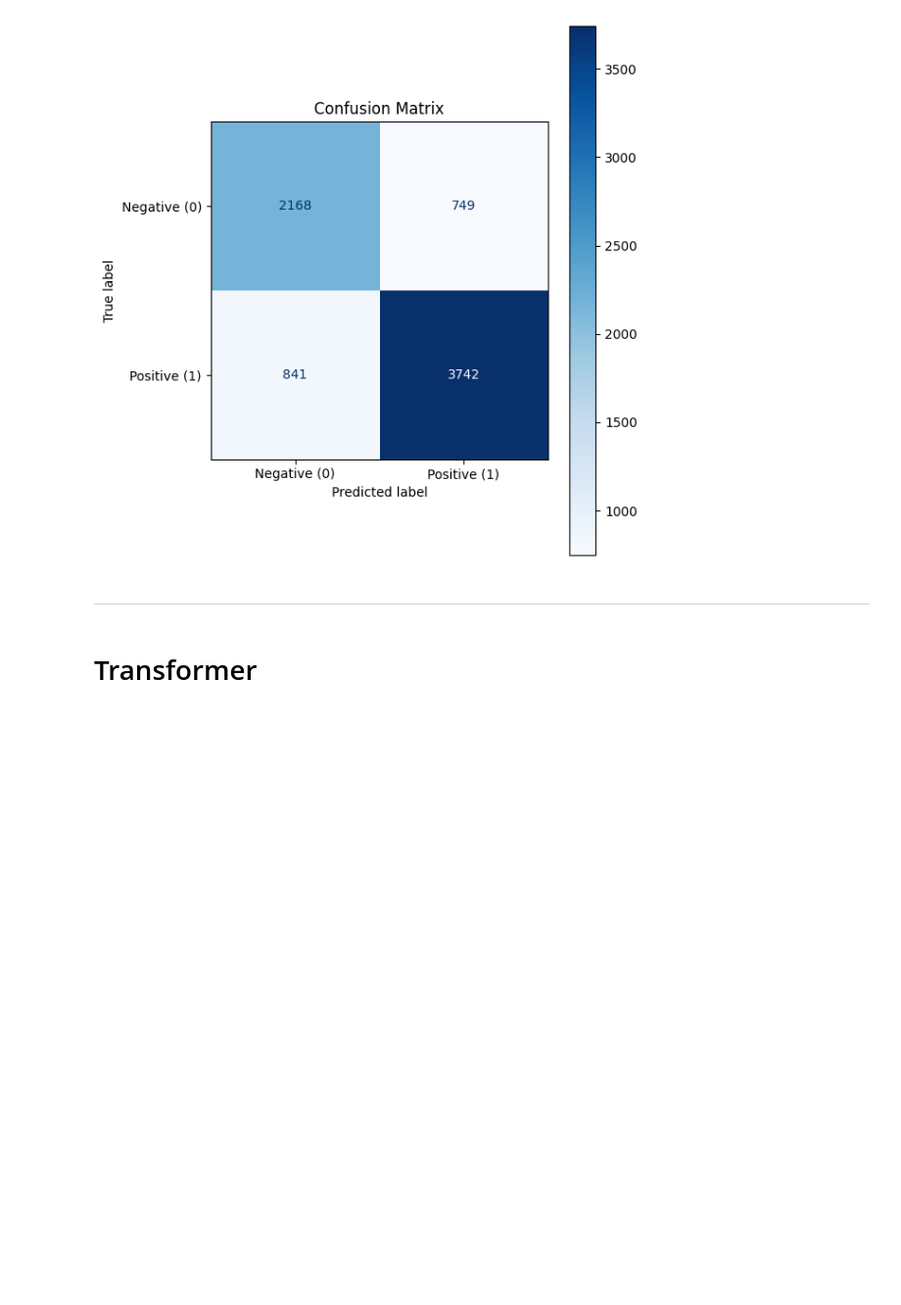
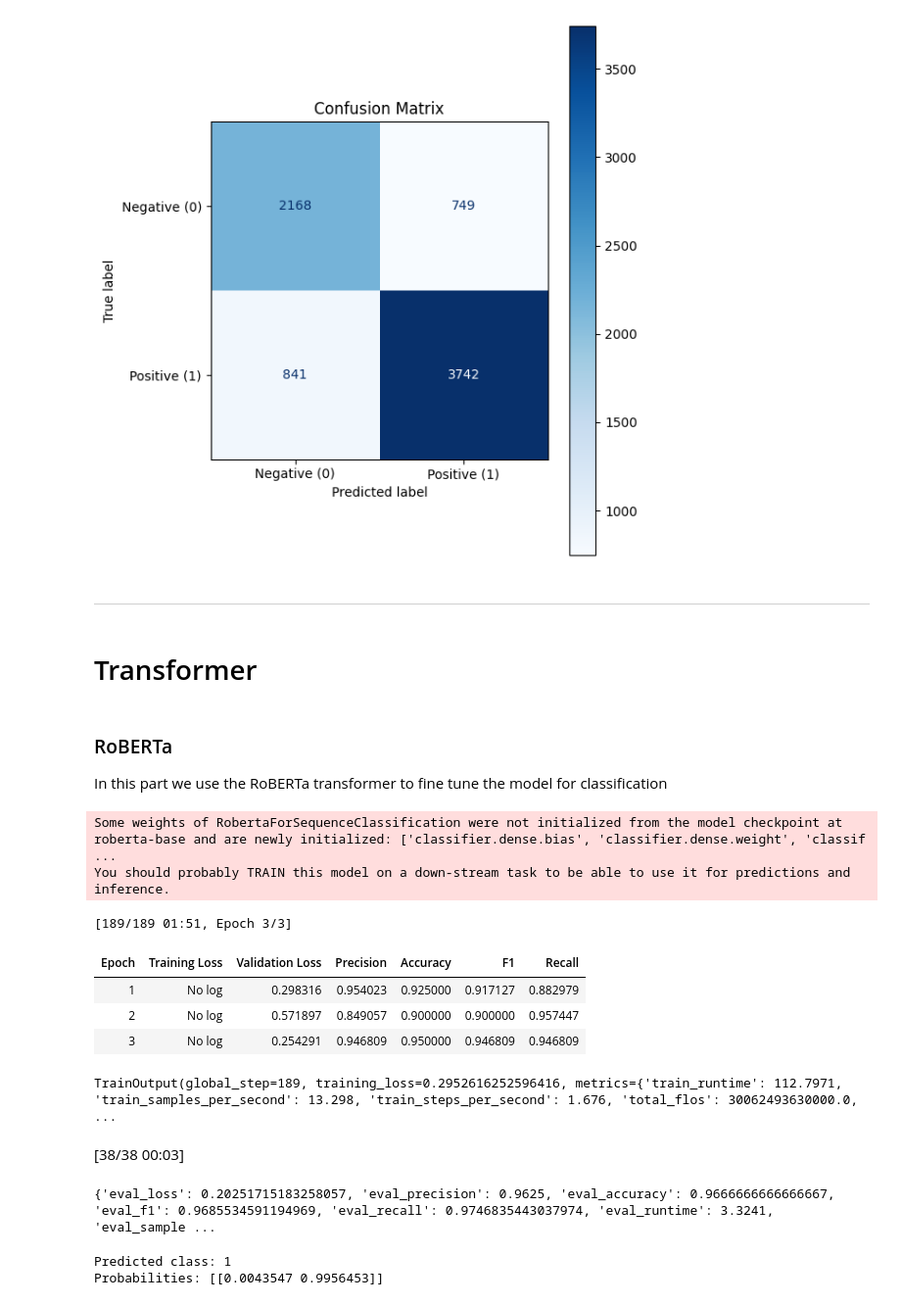
Before and after one commit to juliusatgit/AdvancedDeepLearning, a Jupyter notebook: Lab_1/Practical_1.ipynb, the cells around one changed output. Shown: that part at 98% size. Cells and saved outputs as stored; diff of their text form; code cells hidden in the pictures; blank space fills up the shorter version.

Commit message:
added RoBERTa transformer

```diff
--- a/Lab_1/Practical_1.ipynb
+++ b/Lab_1/Practical_1.ipynb
@@ -697,3 +697,7 @@ F1-Score: 0.82
 ---
 # %% [markdown]
 # Transformer
+# %% [markdown]
+### RoBERTa
+
+In this part we use the RoBERTa transformer to fine tune the model for classification
@@ -699,0 +709,75 @@ F1-Score: 0.82
+# %%
+tokenizer = RobertaTokenizer.from_pretrained("roberta-base")
+
+def create_dataset(X_train, y_train, X_val, y_val, X_test, y_test):
+    train_dataset = Dataset.from_dict({"sentence": X_train, "labels": y_train})
+    val_dataset = Dataset.from_dict({"sentence": X_val, "labels": y_val})
+    test_dataset = Dataset.from_dict({"sentence": X_test, "labels": y_test})
+    return train_dataset.map(tokenize, batched=True), val_dataset.map(tokenize, batched=True), test_dataset.map(tokenize, batched=True)
+
+def tokenize(batch):
+    return tokenizer(batch["sentence"], padding="max_length", truncation=True)
+
+def compute_metrics(eval_pred):
+    logits, labels = eval_pred
+    preds = logits.argmax(axis=1)
+    return {
+        "precision": precision_score(labels, preds),
+        "accuracy": accuracy_score(labels, preds),
+        "f1": f1_score(labels, preds),
+        "recall": recall_score(labels, preds)
+    }
+
+# Create small and large dataset
+train_dataset, val_dataset, test_dataset = create_dataset(X_train, y_train, X_val, y_val, X_test, y_test)
+train_dataset_l, val_dataset_l, test_dataset_l = create_dataset(X_train_l, y_train_l, X_val_l, y_val_l, X_test_l, y_test_l)
+# %%
+model = RobertaForSequenceClassification.from_pretrained("roberta-base", num_labels=2)
+trainer = Trainer(
+    model=model,
+    args=TrainingArguments(
+        output_dir="./results",
+        eval_strategy="epoch",
+        logging_dir="./logs",
+        num_train_epochs=3,
+        per_device_train_batch_size=8
+    ),
+    train_dataset = train_dataset,
+    eval_dataset=val_dataset,
+    compute_metrics=compute_metrics
+)
+
+trainer.train()
+# %% [output]
+Some weights of RobertaForSequenceClassification were not initialized from the model checkpoint at roberta-base and are newly initialized: ['classifier.dense.bias', 'classifier.dense.weight', 'classif ...
+You should probably TRAIN this model on a down-stream task to be able to use it for predictions and inference.
+[189/189 01:51, Epoch 3/3]
+| Epoch | Training Loss | Validation Loss | Precision | Accuracy | F1 | Recall |
+| 1 | No log | 0.298316 | 0.954023 | 0.925000 | 0.917127 | 0.882979 |
+| 2 | No log | 0.571897 | 0.849057 | 0.900000 | 0.900000 | 0.957447 |
+| 3 | No log | 0.254291 | 0.946809 | 0.950000 | 0.946809 | 0.946809 |
+TrainOutput(global_step=189, training_loss=0.2952616252596416, metrics={'train_runtime': 112.7971, 'train_samples_per_second': 13.298, 'train_steps_per_second': 1.676, 'total_flos': 30062493630000.0,  ...
+# %%
+
+metrics = trainer.evaluate(
+    eval_dataset=test_dataset,
+)
+
+print(metrics)
+# %% [output]
+[38/38 00:03]
+{'eval_loss': 0.20251715183258057, 'eval_precision': 0.9625, 'eval_accuracy': 0.9666666666666667, 'eval_f1': 0.9685534591194969, 'eval_recall': 0.9746835443037974, 'eval_runtime': 3.3241, 'eval_sample ...
+# %%
+# It is really fancy to try it a bit out
+text = "does what it promised"
+inputs = tokenizer(text, return_tensors="pt", truncation=True, padding=True)
+with torch.no_grad():
+    outputs = model(**inputs)
+    logits = outputs.logits
+    probabilities = torch.softmax(logits, dim=1)
+    predicted_class = torch.argmax(probabilities, dim=1).item()
+print(f"Predicted class: {predicted_class}")
+print(f"Probabilities: {probabilities.numpy()}")
+# %% [output]
+Predicted class: 1
+Probabilities: [[0.0043547 0.9956453]]
```
Also changed, not shown: parts of 4 cells of this notebook.
